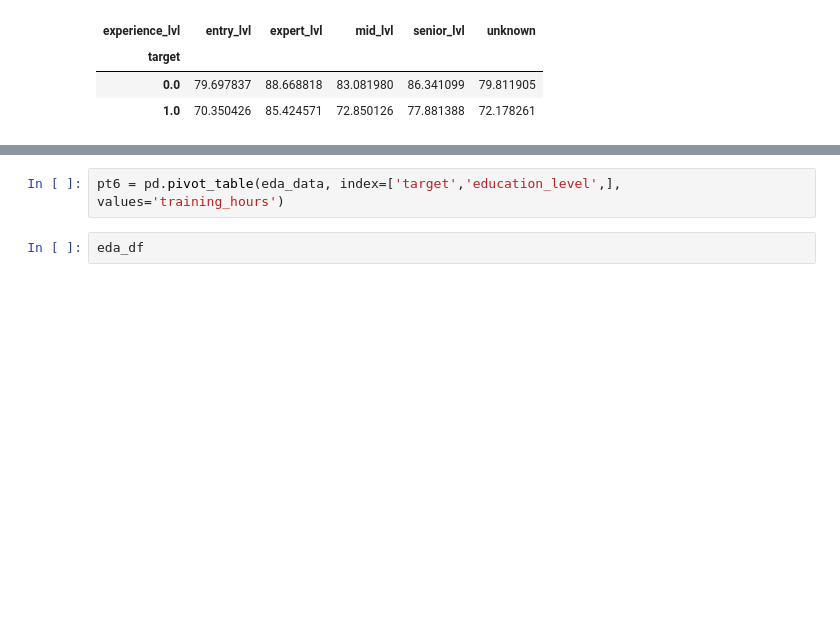
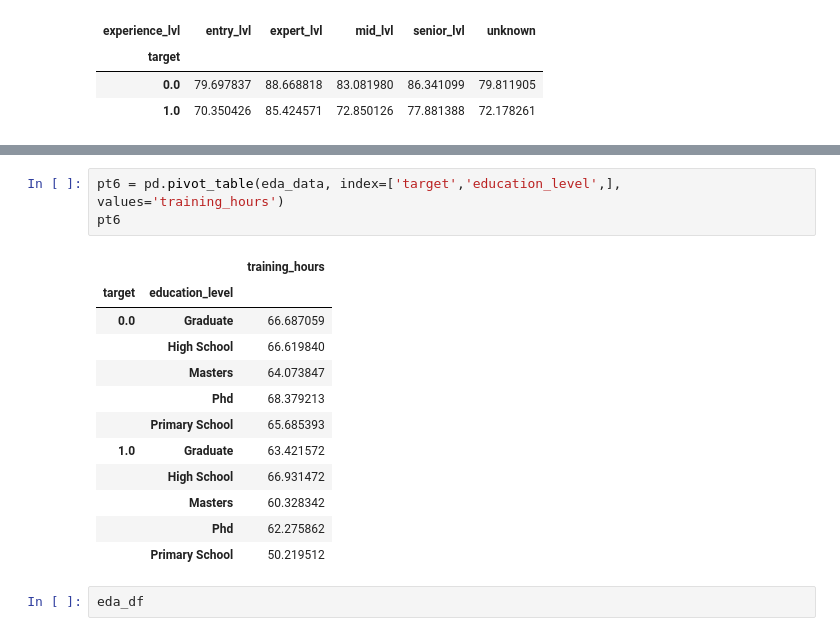
Before and after one commit to Ne04ever/Intern_classification, a Jupyter notebook: eda.ipynb, the cells around one changed output, grey strips where cells are left out. Drawn from its saved outputs; the diff is of its cells as text; blank space fills up the shorter version.

```diff
--- a/eda.ipynb
+++ b/eda.ipynb
@@ -131,5 +185,19 @@ pt5 = pd.pivot_table(eda_data, index=['target','major_discipline',], values='tra
 # %%
 pt6 = pd.pivot_table(eda_data, index=['target','education_level',], values='training_hours')
+pt6
+# %% [output]
+|  |  | training_hours |
+| target | education_level |  |
+| 0.0 | Graduate | 66.687059 |
+|  | High School | 66.619840 |
+|  | Masters | 64.073847 |
+|  | Phd | 68.379213 |
+|  | Primary School | 65.685393 |
+| 1.0 | Graduate | 63.421572 |
+|  | High School | 66.931472 |
+|  | Masters | 60.328342 |
+|  | Phd | 62.275862 |
+|  | Primary School | 50.219512 |
 # %%
 eda_df
 # %% [output]
```
Also changed, not shown: parts of 4 cells of this notebook.
